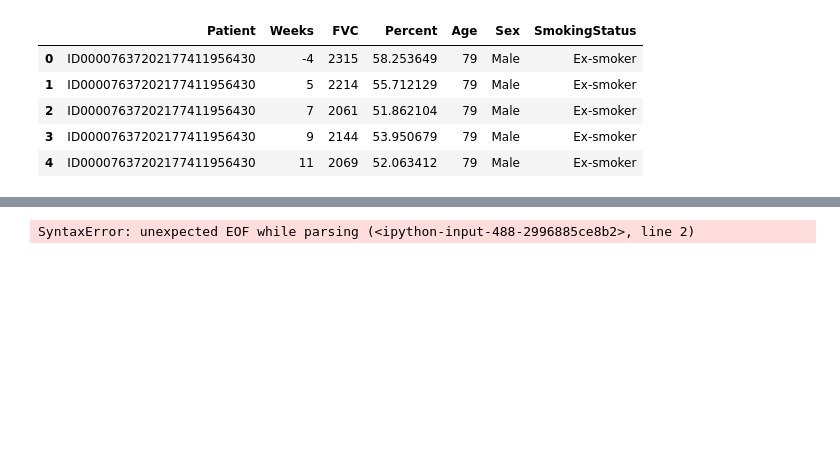
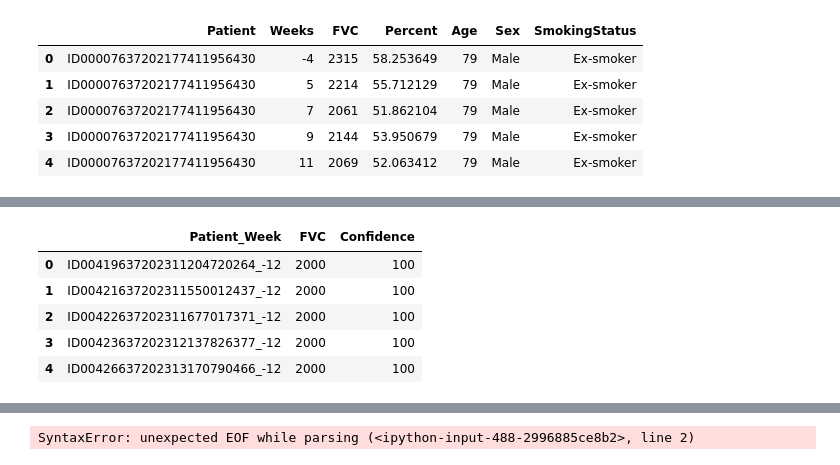
Before and after one commit to tkrsh/LungFunctionDecline, a Jupyter notebook: modelling.ipynb, the cells around one changed output, grey strips where cells are left out. Drawn from its saved outputs; the diff is of its cells as text; code cells hidden in the pictures; blank space fills up the shorter version.

```diff
--- a/modelling.ipynb
+++ b/modelling.ipynb
@@ -262,0 +128,11 @@ def score(y_true, y_pred):
+# %%
+sub=pd.read_csv(main_dir+"sample_submission.csv")
+# %%
+sub.head()
+# %% [output]
+|  | Patient_Week | FVC | Confidence |
+| 0 | ID00419637202311204720264_-12 | 2000 | 100 |
+| 1 | ID00421637202311550012437_-12 | 2000 | 100 |
+| 2 | ID00422637202311677017371_-12 | 2000 | 100 |
+| 3 | ID00423637202312137826377_-12 | 2000 | 100 |
+| 4 | ID00426637202313170790466_-12 | 2000 | 100 |
```
Also changed, not shown: parts of 69 cells of this notebook, 36 other files.
